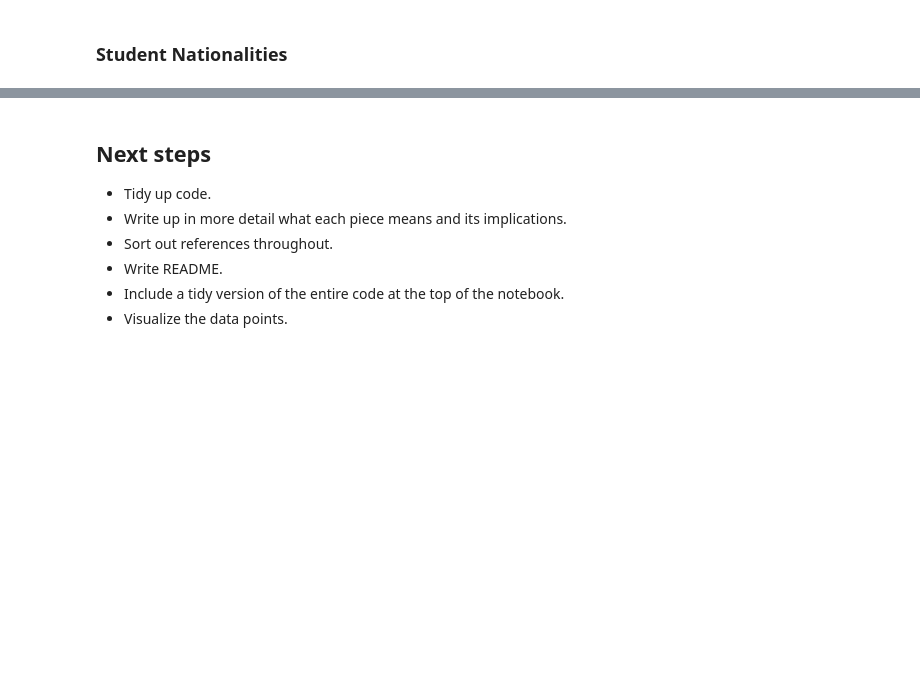
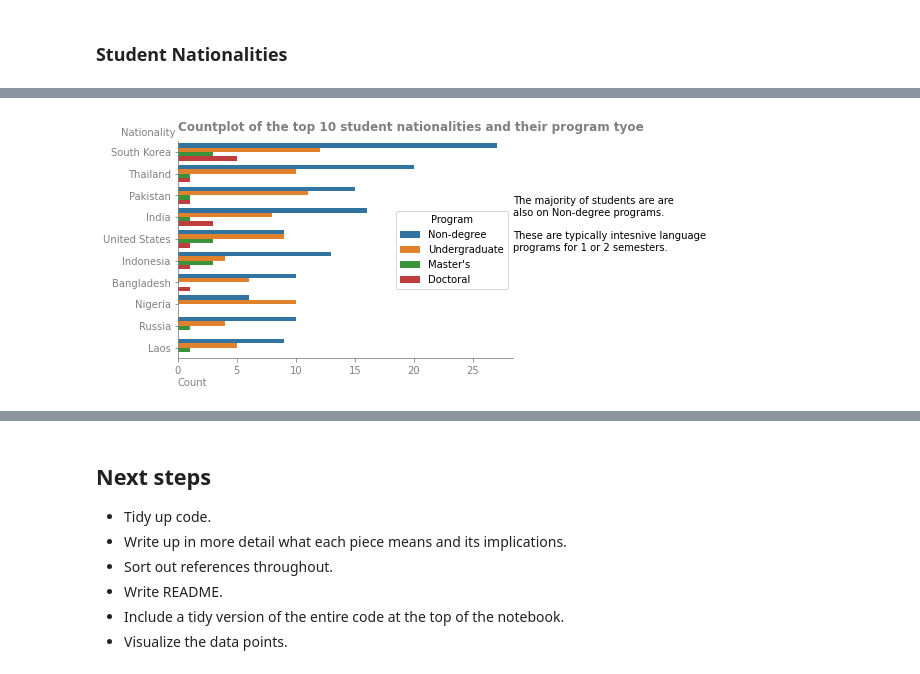
Before and after one commit to OtherBrian/pda-project, a Jupyter notebook: simulated-dataset.ipynb, the cells around one changed output, grey strips where cells are left out. Cells and saved outputs as stored; diff of their text form; code cells hidden in the pictures; blank space fills up the shorter version.

```diff
--- a/simulated-dataset.ipynb
+++ b/simulated-dataset.ipynb
@@ -880,0 +883,8 @@ ax;
+# %%
+fig, ax = plt.subplots()
+ax = sns.countplot(y="Nationality", hue="Program", data=chinese_class_df,
+              order=chinese_class_df.Nationality.value_counts().iloc[:10].index)
+format_plots(ax, "Countplot of the top 10 student nationalities and their program tyoe", "Count", "Nationality")
+fig.text(0.9, 0.5, "The majority of students are are \nalso on Non-degree programs.\n\nThese are typically intesnive language \nprograms for 1 or 2 semesters.", ha='left');
+# %% [output]
+[figure, added]
```
Also changed, not shown: parts of 28 cells of this notebook.
